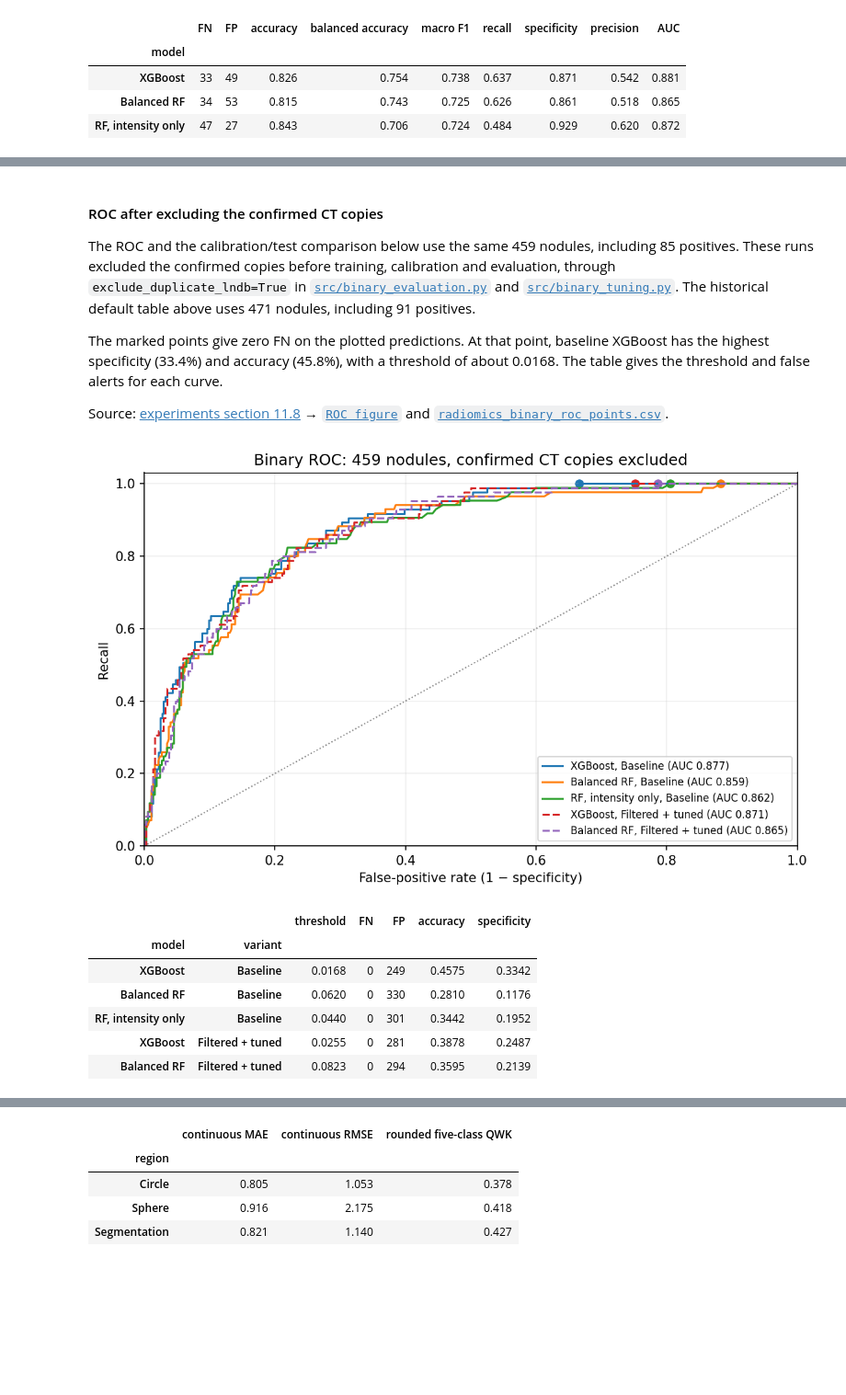
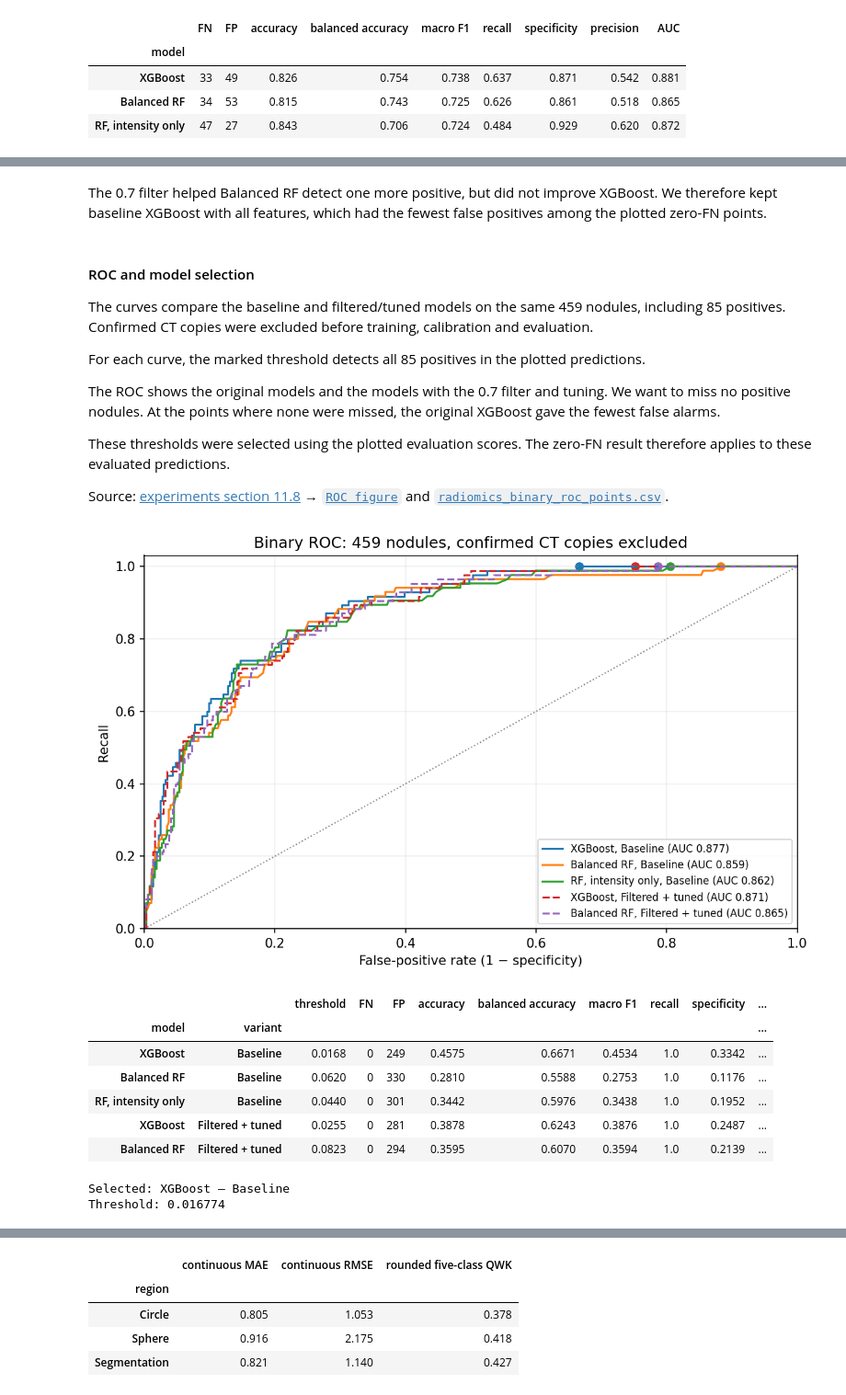
Before and after one commit to anaaaraujoo/lung-ct-classification, a Jupyter notebook: notebooks/radiomics_analysis.ipynb, the cells around one changed output, grey strips where cells are left out. Shown at 92% size. Cells and saved outputs as stored; diff of their text form; code cells hidden in the pictures; blank space fills up the shorter version.

```diff
--- a/notebooks/radiomics_analysis.ipynb
+++ b/notebooks/radiomics_analysis.ipynb
@@ -416,25 +536,51 @@ display(binary_default.set_index("model")[[
+# %% [markdown]
+The 0.7 filter helped Balanced RF detect one more positive, but did not improve XGBoost. We therefore kept baseline XGBoost with all features, which had the fewest false positives among the plotted zero-FN points.
 # %% [markdown]
-#### ROC after excluding the confirmed CT copies
+#### ROC and model selection
 
-The ROC and the calibration/test comparison below use the same 459 nodules, including 85 positives. These runs excluded the confirmed copies before training, calibration and evaluation, through `exclude_duplicate_lndb=True` in [`src/binary_evaluation.py`](../src/binary_evaluation.py) and [`src/binary_tuning.py`](../src/binary_tuning.py). The historical default table above uses 471 nodules, including 91 positives.
+The curves compare the baseline and filtered/tuned models on the same 459 nodules, including 85 positives. Confirmed CT copies were excluded before training, calibration and evaluation.
 
-The marked points give zero FN on the plotted predictions. At that point, baseline XGBoost has the highest specificity (33.4%) and accuracy (45.8%), with a threshold of about 0.0168. The table gives the threshold and false alerts for each curve.
+For each curve, the marked threshold detects all 85 positives in the plotted predictions.
+
+The ROC shows the original models and the models with the 0.7 filter and tuning. We want to miss no positive nodules. At the points where none were missed, the original XGBoost gave the fewest false alarms.
+
+These thresholds were selected using the plotted evaluation scores. The zero-FN result therefore applies to these evaluated predictions.
 
 Source: [experiments section 11.8](radiomics_experiments.ipynb#118-duplicate-excluded-roc-for-the-main-notebook) → [`ROC figure`](../data/processed/radiomics_binary_roc.png) and [`radiomics_binary_roc_points.csv`](../data/processed/radiomics_binary_roc_points.csv).
 # %%
-from IPython.display import Image
+import pandas as pd
+from IPython.display import Image, display
 
-display(Image(filename=str(ROOT / "data/processed/radiomics_binary_roc.png")))
-roc_points = pd.read_csv(ROOT / "data/processed/radiomics_binary_roc_points.csv")
+roc_points = pd.read_csv(
+    ROOT / "data/processed/radiomics_binary_roc_points.csv"
+)
+
+display(Image(
+    filename=str(ROOT / "data/processed/radiomics_binary_roc.png")
+))
+
 display(roc_points.set_index(["model", "variant"])[[
-    "threshold", "FN", "FP", "accuracy", "specificity",
+    "threshold", "FN", "FP", "accuracy", "balanced accuracy",
+    "macro F1", "recall", "specificity", "precision", "AUC",
 ]].round(4))
+
+# Select the point with the fewest false positives while keeping zero FN.
+selected_model = (
+    roc_points.loc[roc_points["FN"].eq(0)]
+    .sort_values("FP")
+    .iloc[0]
+)
+
+print(f"Selected: {selected_model['model']} — {selected_model['variant']}")
+print(f"Threshold: {selected_model['threshold']:.6f}")
 # %% [output]
 [figure]
-|  |  | threshold | FN | FP | accuracy | specificity |
-| model | variant |  |  |  |  |  |
-| XGBoost | Baseline | 0.0168 | 0 | 249 | 0.4575 | 0.3342 |
-| Balanced RF | Baseline | 0.0620 | 0 | 330 | 0.2810 | 0.1176 |
-| RF, intensity only | Baseline | 0.0440 | 0 | 301 | 0.3442 | 0.1952 |
-| XGBoost | Filtered + tuned | 0.0255 | 0 | 281 | 0.3878 | 0.2487 |
-| Balanced RF | Filtered + tuned | 0.0823 | 0 | 294 | 0.3595 | 0.2139 |
+|  |  | threshold | FN | FP | accuracy | balanced accuracy | macro F1 | recall | specificity | ... |
+| model | variant |  |  |  |  |  |  |  |  | ... |
+| XGBoost | Baseline | 0.0168 | 0 | 249 | 0.4575 | 0.6671 | 0.4534 | 1.0 | 0.3342 | ... |
+| Balanced RF | Baseline | 0.0620 | 0 | 330 | 0.2810 | 0.5588 | 0.2753 | 1.0 | 0.1176 | ... |
+| RF, intensity only | Baseline | 0.0440 | 0 | 301 | 0.3442 | 0.5976 | 0.3438 | 1.0 | 0.1952 | ... |
+| XGBoost | Filtered + tuned | 0.0255 | 0 | 281 | 0.3878 | 0.6243 | 0.3876 | 1.0 | 0.2487 | ... |
+| Balanced RF | Filtered + tuned | 0.0823 | 0 | 294 | 0.3595 | 0.6070 | 0.3594 | 1.0 | 0.2139 | ... |
+Selected: XGBoost — Baseline
+Threshold: 0.016774
```
Also changed, not shown: parts of 15 cells of this notebook, 2 other files.
